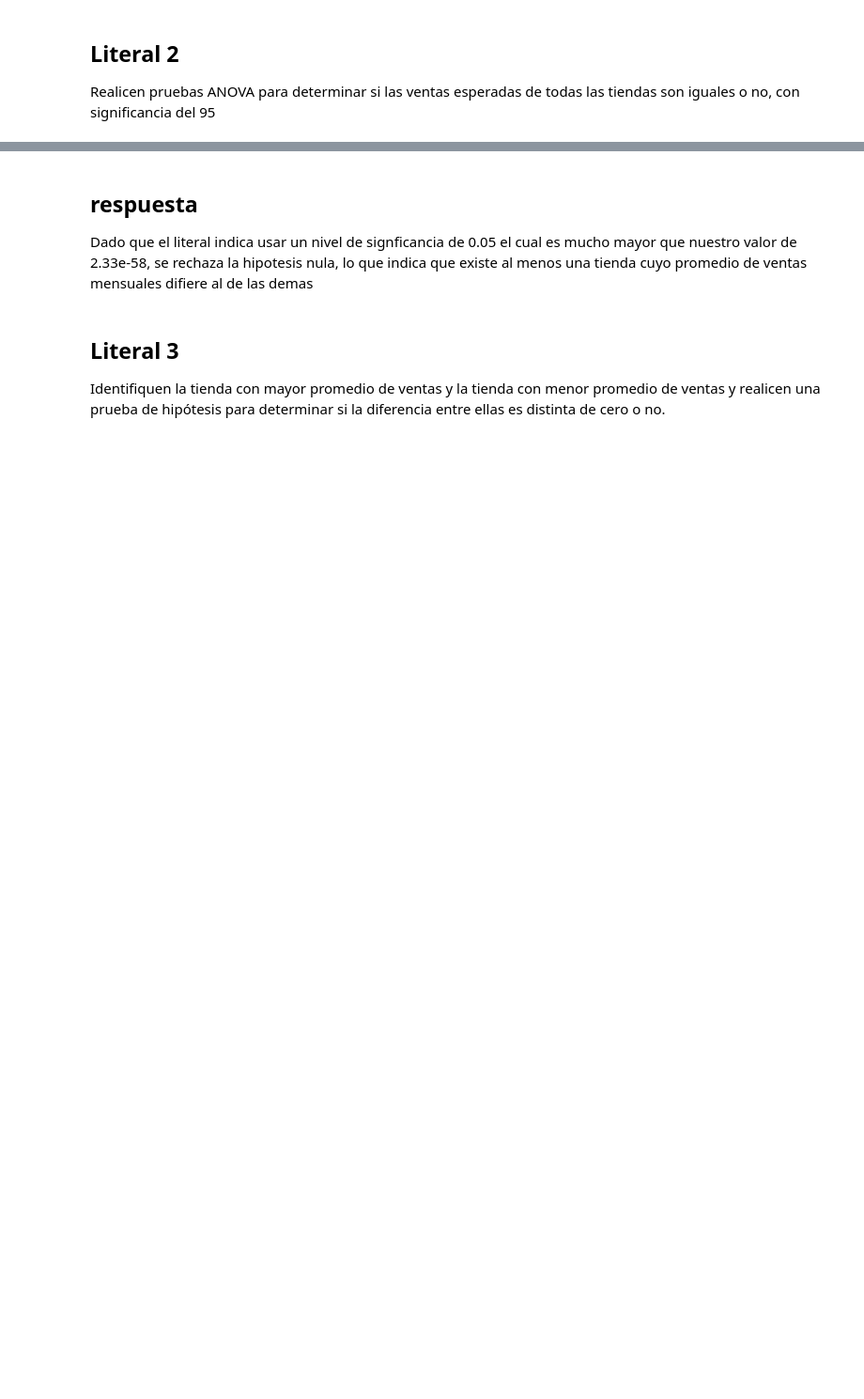
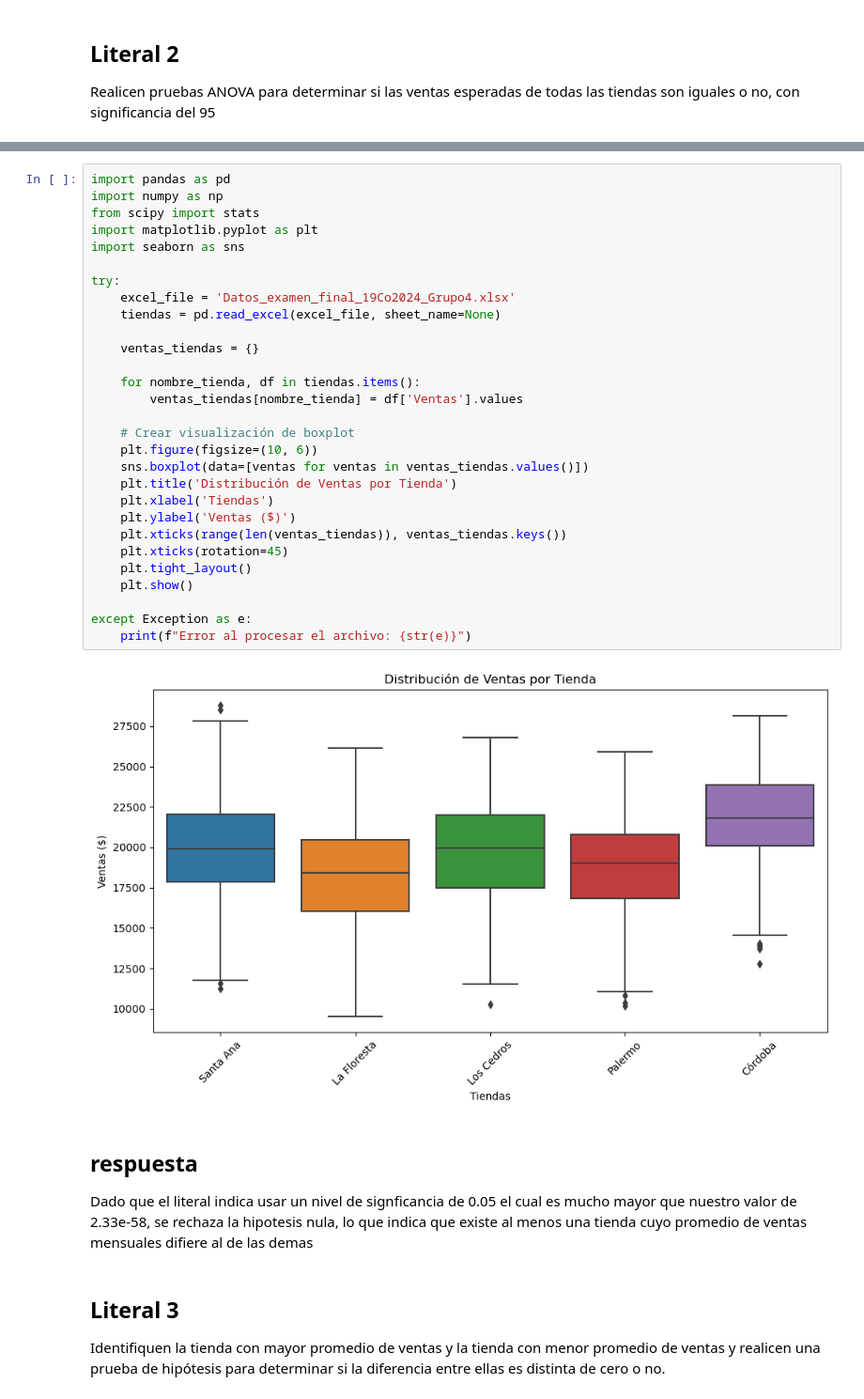
Before and after one commit to MMarck/TP_3_grupal, a Jupyter notebook: tp_3.ipynb, the cells around one changed output, grey strips where cells are left out. Shown: that part at 94% size. Cells and saved outputs as stored; diff of their text form; blank space fills up the shorter version.

```diff
--- a/tp_3.ipynb
+++ b/tp_3.ipynb
@@ -45,6 +266,37 @@ Valor p: 2.33542094320321e-58
 Con un nivel de significancia del 0.05,
 rechazamos la hipótesis nula.
  Existe evidencia suficiente para concluir que al menos una tienda tiene ventas diferentes.
+# %%
+import pandas as pd
+import numpy as np
+from scipy import stats
+import matplotlib.pyplot as plt
+import seaborn as sns
+
+try:
+    excel_file = 'Datos_examen_final_19Co2024_Grupo4.xlsx'
+    tiendas = pd.read_excel(excel_file, sheet_name=None)
+
+    ventas_tiendas = {}
+
+    for nombre_tienda, df in tiendas.items():
+        ventas_tiendas[nombre_tienda] = df['Ventas'].values
+
+    # Crear visualización de boxplot
+    plt.figure(figsize=(10, 6))
+    sns.boxplot(data=[ventas for ventas in ventas_tiendas.values()])
+    plt.title('Distribución de Ventas por Tienda')
+    plt.xlabel('Tiendas')
+    plt.ylabel('Ventas ($)')
+    plt.xticks(range(len(ventas_tiendas)), ventas_tiendas.keys())
+    plt.xticks(rotation=45)
+    plt.tight_layout()
+    plt.show()
+
+except Exception as e:
+    print(f"Error al procesar el archivo: {str(e)}")
+# %% [output]
+[figure, added]
 # %% [markdown]
 ## respuesta
 
```
Also changed, not shown: parts of 14 cells of this notebook, 7 other files.
